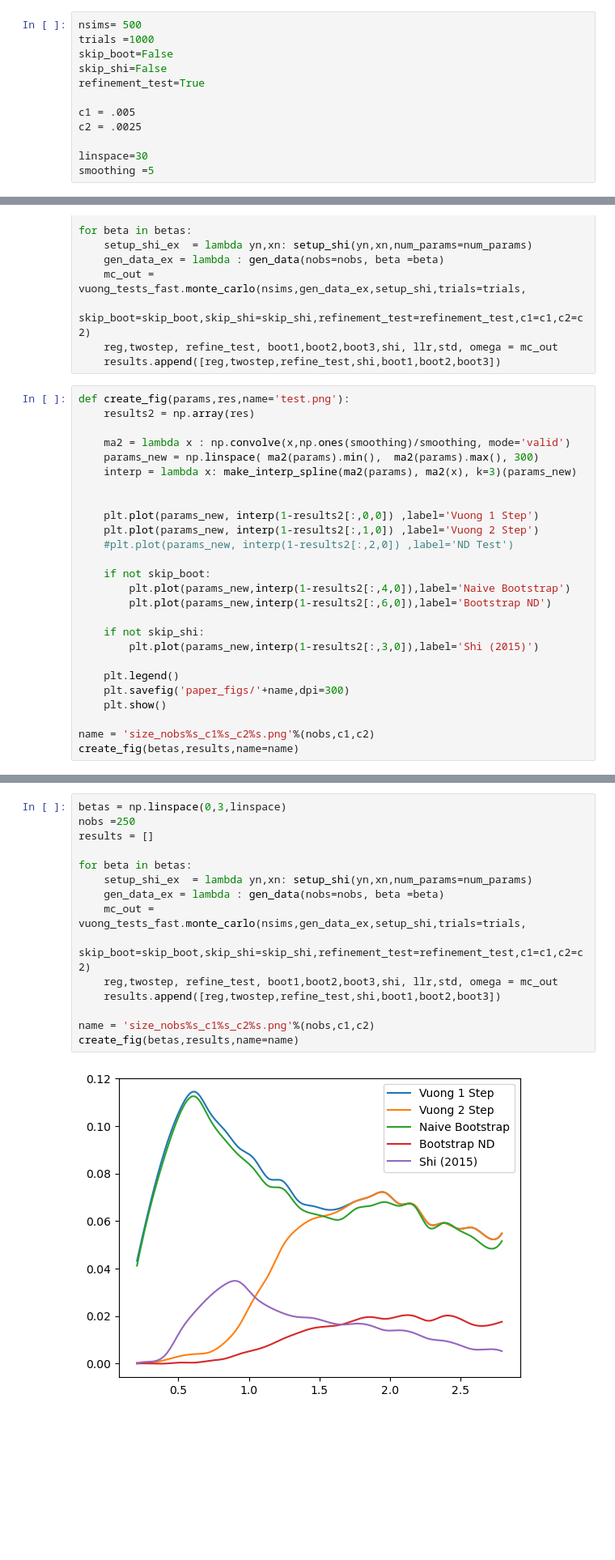
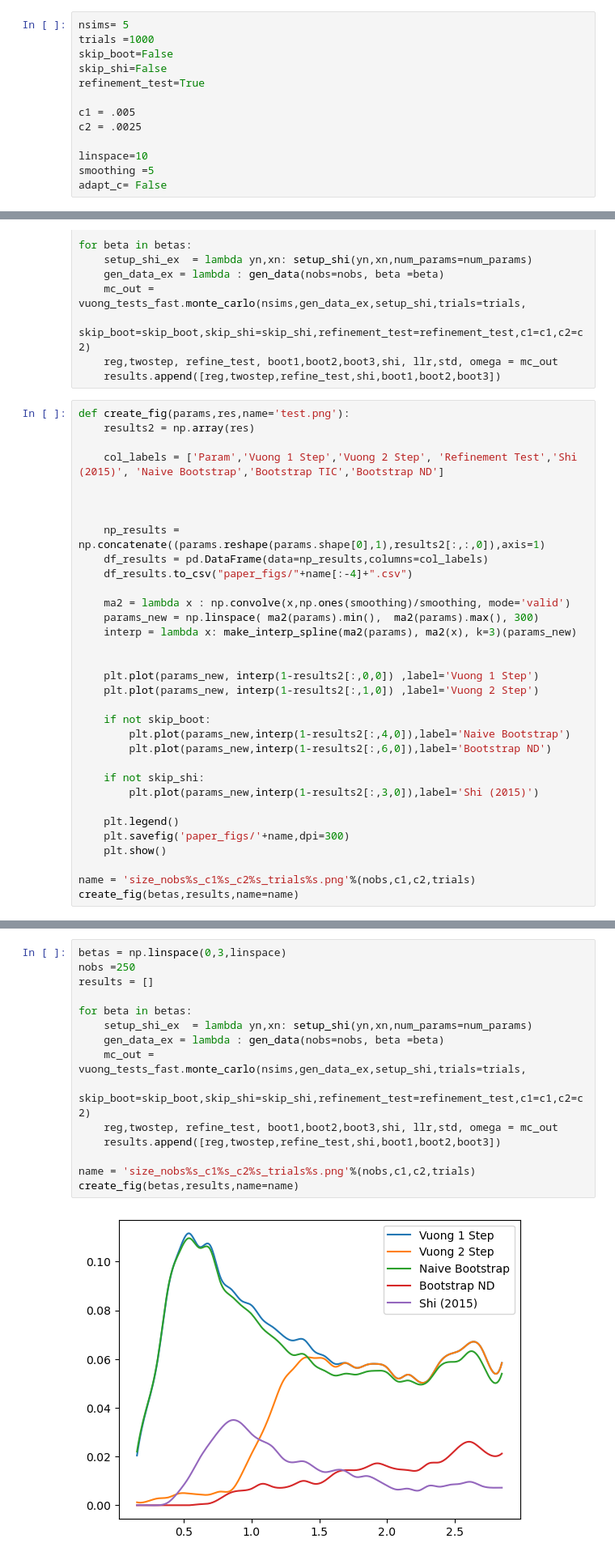
Before and after one commit to ericschulman/testing, a Jupyter notebook: shi_ex2/shi_examples_2_plot_mc_paper.ipynb, the cells around one changed output, grey strips where cells are left out. Shown: that part at 81% size. Cells and saved outputs as stored; diff of their text form; blank space fills up the shorter version.

```diff
--- a/shi_ex2/shi_examples_2_plot_mc_paper.ipynb
+++ b/shi_ex2/shi_examples_2_plot_mc_paper.ipynb
@@ -63,7 +64,7 @@ print(grad1.shape,hess1.shape)
 # %% [output]
 (1000, 1) (1, 1)
 # %%
-nsims= 500
+nsims= 5
 trials =1000
 skip_boot=False
 skip_shi=False
@@ -72,8 +73,9 @@ refinement_test=True
 c1 = .005
 c2 = .0025
 
-linspace=30
+linspace=10
 smoothing =5
+adapt_c= False
 # %% [markdown]
 # Size stuff
 # %%
@@ -91,6 +93,14 @@ for beta in betas:
 # %%
 def create_fig(params,res,name='test.png'):
     results2 = np.array(res)
+
+    col_labels = ['Param','Vuong 1 Step','Vuong 2 Step', 'Refinement Test','Shi (2015)', 'Naive Bootstrap','Bootstrap TIC','Bootstrap ND']
+
+
+
+    np_results = np.concatenate((params.reshape(params.shape[0],1),results2[:,:,0]),axis=1)
+    df_results = pd.DataFrame(data=np_results,columns=col_labels)
+    df_results.to_csv("paper_figs/"+name[:-4]+".csv")
 
     ma2 = lambda x : np.convolve(x,np.ones(smoothing)/smoothing, mode='valid')
     params_new = np.linspace( ma2(params).min(),  ma2(params).max(), 300)
@@ -99,7 +109,6 @@ def create_fig(params,res,name='test.png'):
 
     plt.plot(params_new, interp(1-results2[:,0,0]) ,label='Vuong 1 Step')
     plt.plot(params_new, interp(1-results2[:,1,0]) ,label='Vuong 2 Step')
-    #plt.plot(params_new, interp(1-results2[:,2,0]) ,label='ND Test')
 
     if not skip_boot:
         plt.plot(params_new,interp(1-results2[:,4,0]),label='Naive Bootstrap')
@@ -112,6 +121,6 @@ def create_fig(params,res,name='test.png'):
     plt.savefig('paper_figs/'+name,dpi=300)
     plt.show()
 
-name = 'size_nobs%s_c1%s_c2%s.png'%(nobs,c1,c2)
+name = 'size_nobs%s_c1%s_c2%s_trials%s.png'%(nobs,c1,c2,trials)
 create_fig(betas,results,name=name)
 # %% [output]
@@ -119,20 +128,20 @@ create_fig(betas,results,name=name)
 # %%
 betas = np.linspace(0,3,linspace)
 nobs =250
 results = []
 
 for beta in betas:
     setup_shi_ex  = lambda yn,xn: setup_shi(yn,xn,num_params=num_params)
     gen_data_ex = lambda : gen_data(nobs=nobs, beta =beta)
     mc_out = vuong_tests_fast.monte_carlo(nsims,gen_data_ex,setup_shi,trials=trials,
                                           skip_boot=skip_boot,skip_shi=skip_shi,refinement_test=refinement_test,c1=c1,c2=c2)
     reg,twostep, refine_test, boot1,boot2,boot3,shi, llr,std, omega = mc_out
     results.append([reg,twostep,refine_test,shi,boot1,boot2,boot3])
 
-name = 'size_nobs%s_c1%s_c2%s.png'%(nobs,c1,c2)
+name = 'size_nobs%s_c1%s_c2%s_trials%s.png'%(nobs,c1,c2,trials)
 create_fig(betas,results,name=name)
 # %% [output]
-[figure, old version]
+[figure, new version]
 # %%
 betas = np.linspace(0,3,linspace)
 nobs = 500
```
Also changed, not shown: parts of 6 cells of this notebook, 3 other files.
